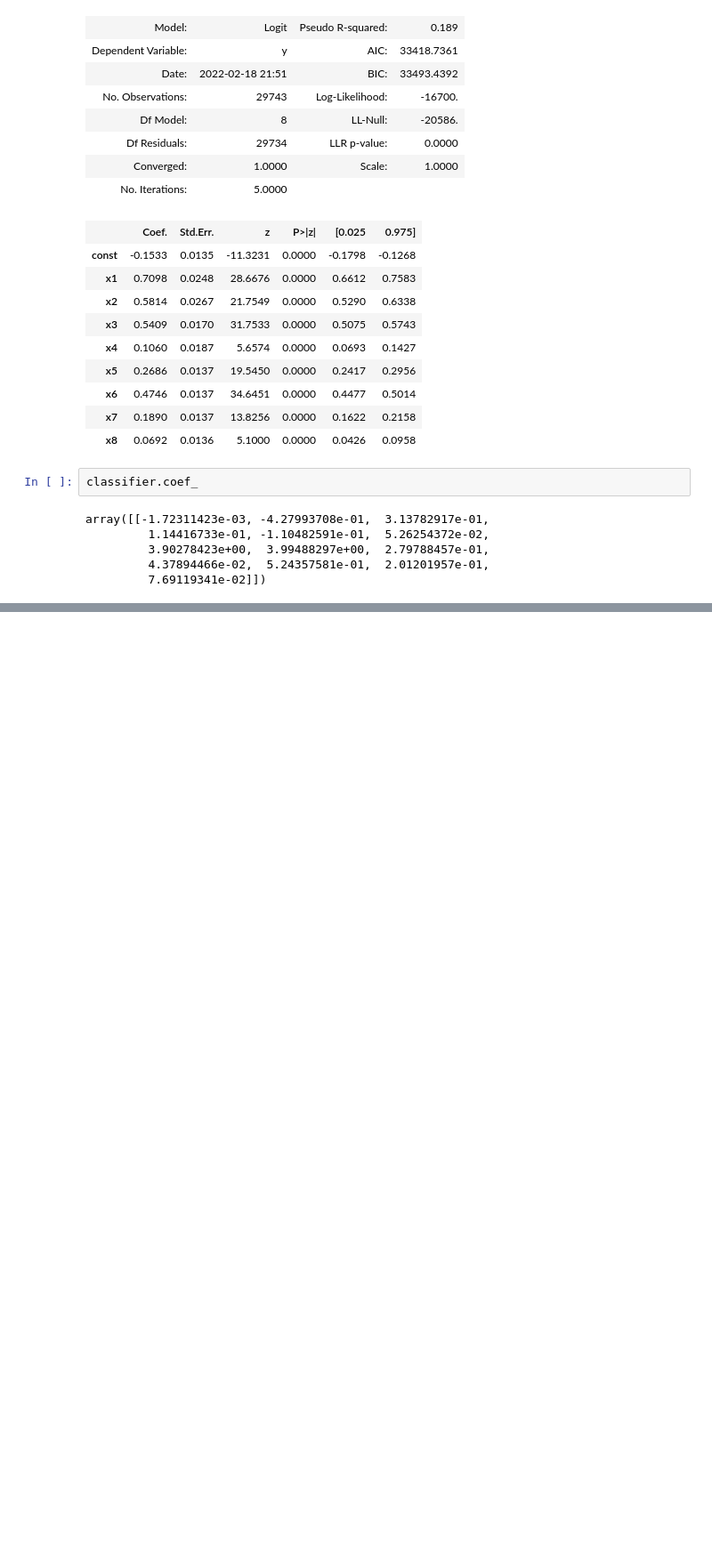
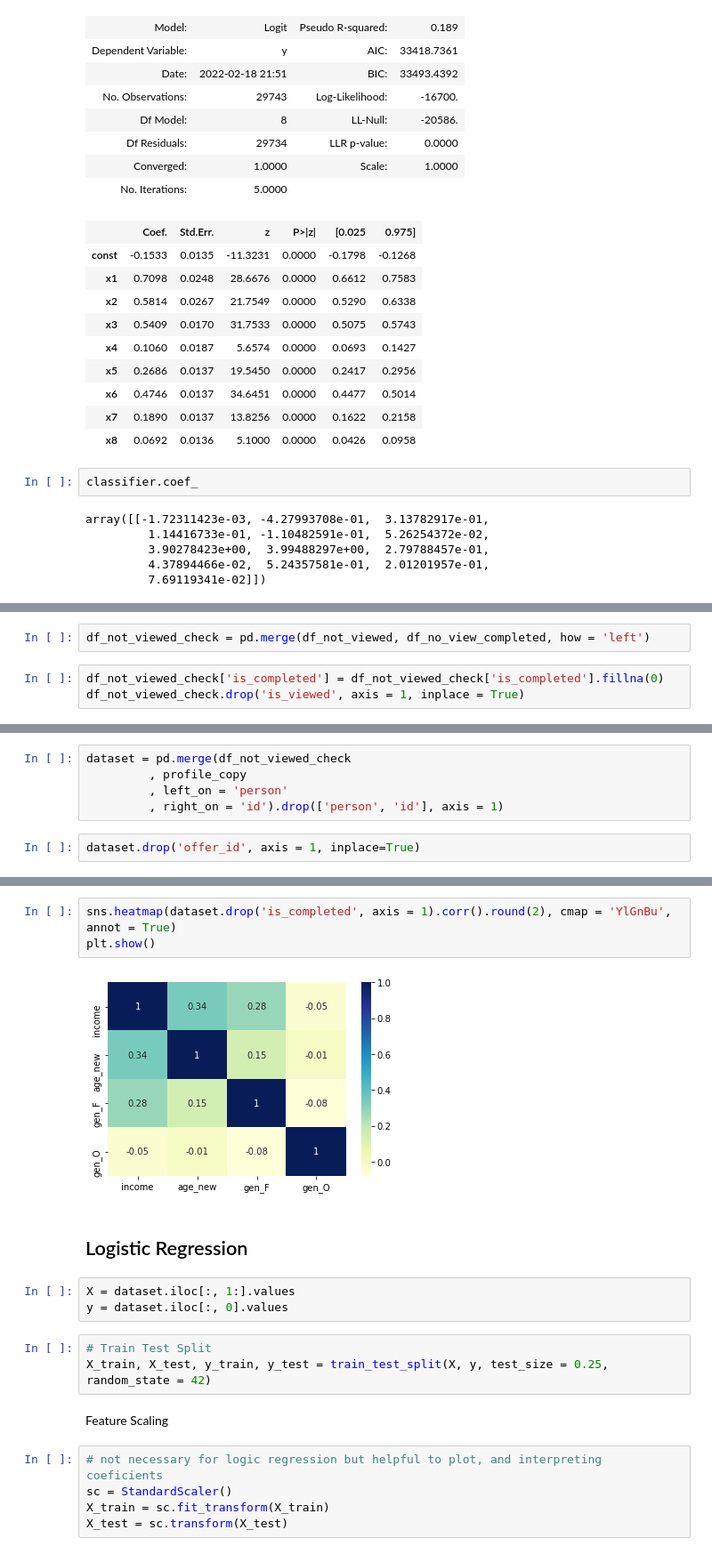
Before and after one commit to unafoca/udacity_ds_capstone, a Jupyter notebook: Starbucks_Capstone_notebook.ipynb, the cells around one changed output, grey strips where cells are left out. Shown: that part at 89% size. Cells and saved outputs as stored; diff of their text form; blank space fills up the shorter version.

Commit message:
add 3rd analysis to check purchase without views

```diff
--- a/Starbucks_Capstone_notebook.ipynb
+++ b/Starbucks_Capstone_notebook.ipynb
@@ -1204,0 +1237,5 @@ array([[-1.72311423e-03, -4.27993708e-01,  3.13782917e-01,
+# %%
+df_not_viewed_check = pd.merge(df_not_viewed, df_no_view_completed, how = 'left')
+# %%
+df_not_viewed_check['is_completed'] = df_not_viewed_check['is_completed'].fillna(0)
+df_not_viewed_check.drop('is_viewed', axis = 1, inplace = True)
@@ -1204,0 +1253,7 @@ array([[-1.72311423e-03, -4.27993708e-01,  3.13782917e-01,
+# %%
+dataset = pd.merge(df_not_viewed_check
+         , profile_copy
+         , left_on = 'person'
+         , right_on = 'id').drop(['person', 'id'], axis = 1)
+# %%
+dataset.drop('offer_id', axis = 1, inplace=True)
@@ -1204,0 +1269,20 @@ array([[-1.72311423e-03, -4.27993708e-01,  3.13782917e-01,
+# %%
+sns.heatmap(dataset.drop('is_completed', axis = 1).corr().round(2), cmap = 'YlGnBu', annot = True)
+plt.show()
+# %% [output]
+[figure, added]
+# %% [markdown]
+## Logistic Regression
+# %%
+X = dataset.iloc[:, 1:].values
+y = dataset.iloc[:, 0].values
+# %%
+# Train Test Split
+X_train, X_test, y_train, y_test = train_test_split(X, y, test_size = 0.25, random_state = 42)
+# %% [markdown]
+Feature Scaling
+# %%
+# not necessary for logic regression but helpful to plot, and interpreting coeficients
+sc = StandardScaler()
+X_train = sc.fit_transform(X_train)
+X_test = sc.transform(X_test)
```
Also changed, not shown: parts of 16 cells of this notebook.
